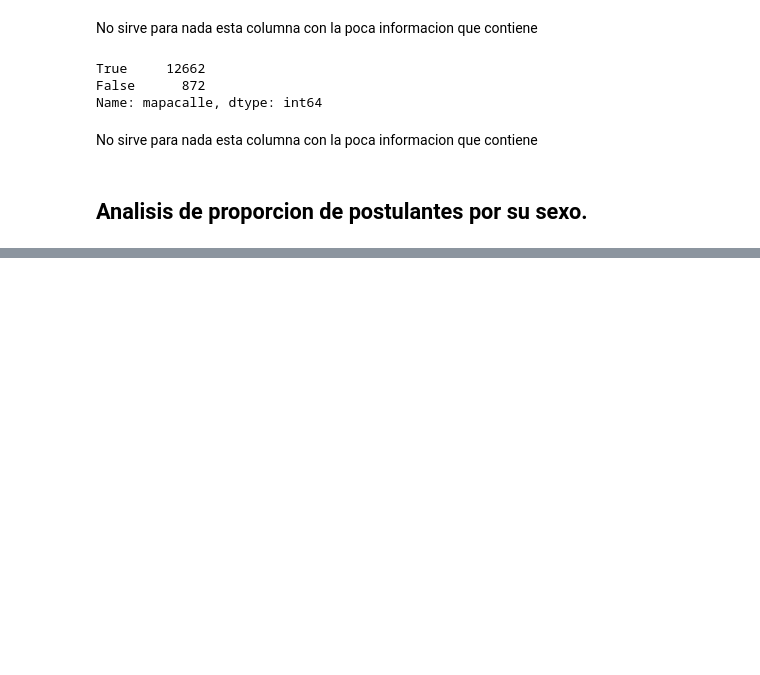
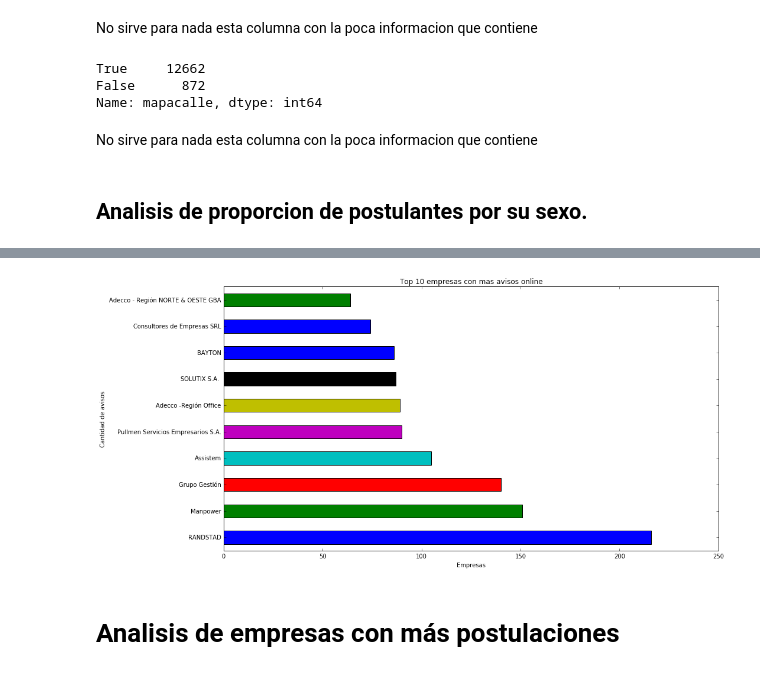
Before and after one commit to matfonseca/OrgaDatos, a Jupyter notebook: Analisis exploratorio.ipynb, the cells around one changed output, grey strips where cells are left out. Saved outputs shown, nothing was run; the diff lists cells and outputs as text; code cells hidden in the pictures; blank space fills up the shorter version.

```diff
--- a/Analisis exploratorio.ipynb
+++ b/Analisis exploratorio.ipynb
@@ -286,0 +298,14 @@ plt.show()
+# %%
+df_companies = data_ads_details[['idaviso','denominacion_empresa']]
+df_companies_online = pd.merge(df_companies,data_ads_online, on ='idaviso')
+df_companies_online = df_companies_online['denominacion_empresa'].value_counts().nlargest(10)
+
+df_companies_online.plot(kind='barh',figsize=(15,8),rot=0,title='Top 10 empresas con mas avisos online');
+ax=plt.gca()
+ax.set_ylabel('Cantidad de avisos')
+ax.set_xlabel('Empresas')
+plt.show()
+# %% [output]
+[figure, added]
+# %% [markdown]
+# Analisis de empresas con más postulaciones
```
Also changed, not shown: parts of 13 cells of this notebook.
